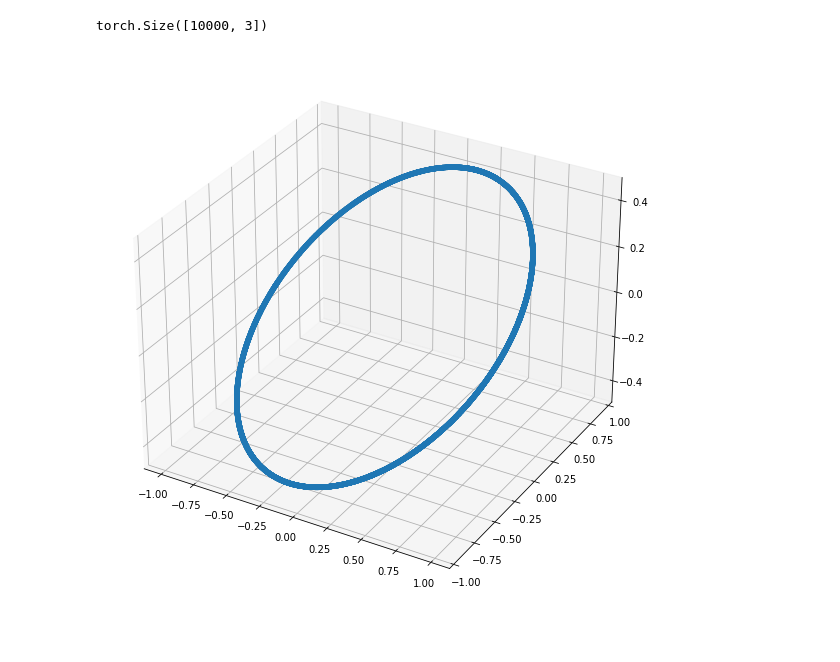
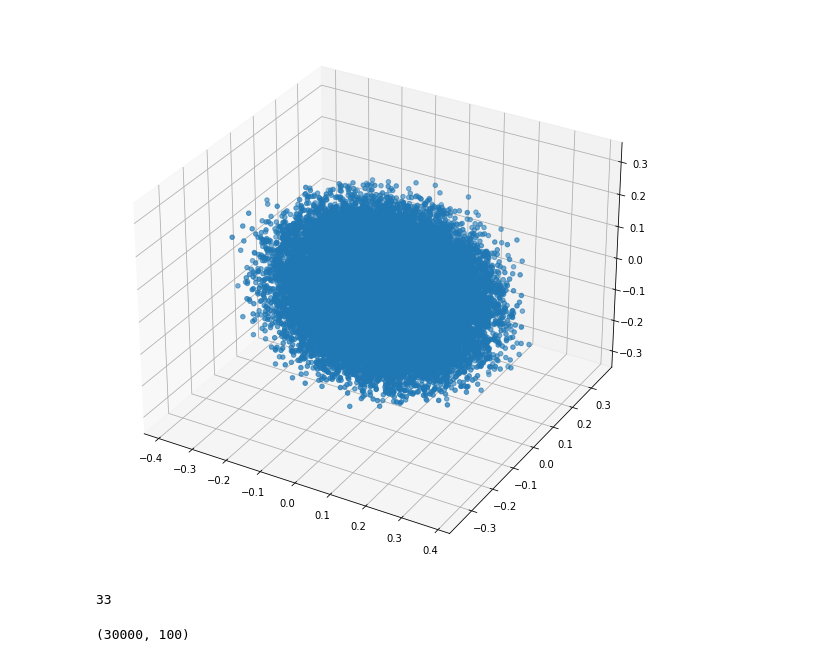
Before and after one commit to GBATZOLIS/conditional_score_diffusion, a Jupyter notebook: kspere_prototype.ipynb, the cells around one changed output. Saved outputs shown, nothing was run; the diff lists cells and outputs as text; code cells hidden in the pictures.

Commit message:
adding customizable n_spheres

```diff
--- a/kspere_prototype.ipynb
+++ b/kspere_prototype.ipynb
@@ -8,9 +8,0 @@ k=1
-# %%
-data = torch.randn((n, k+1))
-norms = torch.linalg.norm(data, dim=1)
-data = data / norms[:,None]
-# %%
-# random isometric embedding
-embedding_matrix = torch.randn((d, k+1))
-q, r = np.linalg.qr(embedding_matrix)
-q = torch.from_numpy(q)
@@ -19,4 +9,43 @@ embedded_data = (q @ data.T).T
+# %%
+def generate_data(n_samples, n_spheres, ambient_dim, manifold_dim, noise_std):
+        data = []
+        for _ in range(n_spheres):
+                new_data = torch.randn((n_samples, manifold_dim+1))
+                norms = torch.linalg.norm(new_data, dim=1)
+                new_data = new_data / norms[:,None]
+
+                # random isometric embedding
+                embedding_matrix = torch.randn((ambient_dim, manifold_dim+1))
+                q, r = np.linalg.qr(embedding_matrix)
+                q = torch.from_numpy(q)
+
+                # embed new_data
+                new_data = (q @ new_data.T).T
+
+                # add noise
+                new_data = new_data + noise_std * torch.randn_like(new_data)
+                data.append(new_data)
+
+        data = torch.concat(data, dim=0)
+        return data
+# %%
+data = generate_data(n, N, d, k, 0)
+# %%
+from matplotlib import pyplot as plt
+plt_data = data.numpy()
+fig, ax = plt.subplots(figsize=(10,10), subplot_kw=dict(projection='3d'))
+ax.scatter(plt_data[:,0], plt_data[:,1], plt_data[:,2])
+fig.show()
+# %% [output]
+[figure, added]
+# %%
+from sklearn.decomposition import PCA
+pca = PCA(n_components='mle')
+pca.fit(plt_data)
+pca.n_components_
+# %% [output]
+33
 # %%
-embedded_data.shape
+plt_data.shape
 # %% [output]
-torch.Size([10000, 3])
+(30000, 100)
@@ -25,7 +51,0 @@ from matplotlib import pyplot as plt
-# %%
-plt_data = embedded_data.numpy()
-fig, ax = plt.subplots(figsize=(10,10), subplot_kw=dict(projection='3d'))
-ax.scatter(plt_data[:,0], plt_data[:,1], plt_data[:,2])
-fig.show()
-# %% [output]
-[figure, removed]
```
Also changed, not shown: parts of 3 cells of this notebook, 10 other files.
